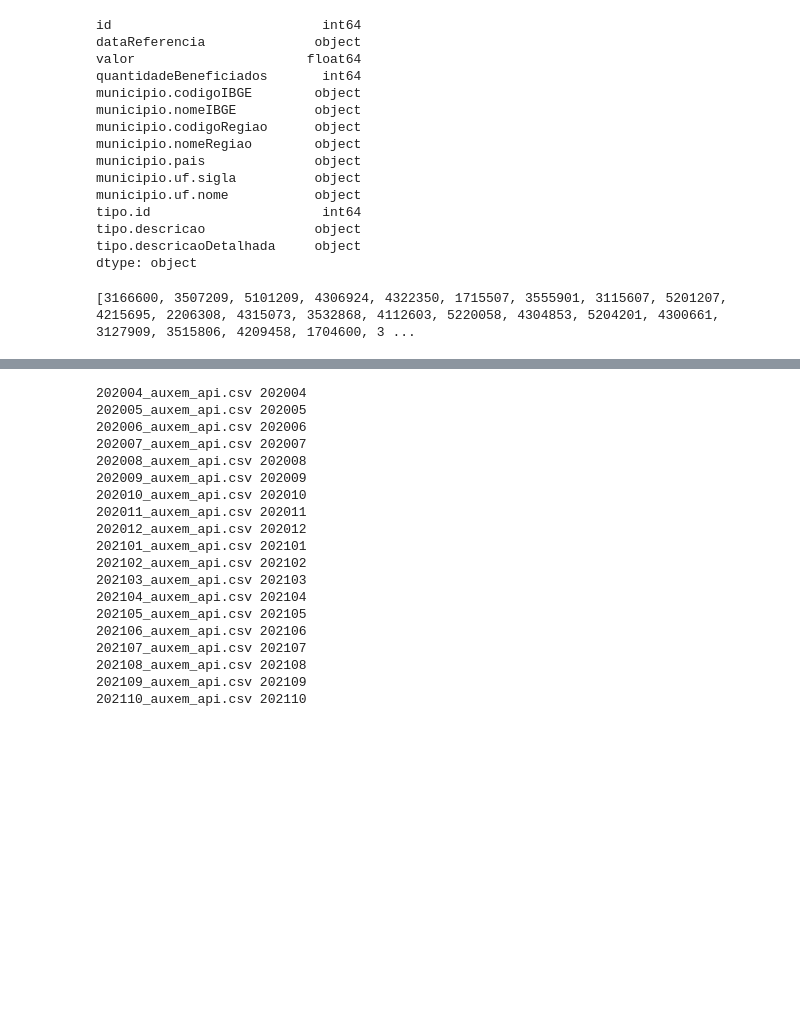
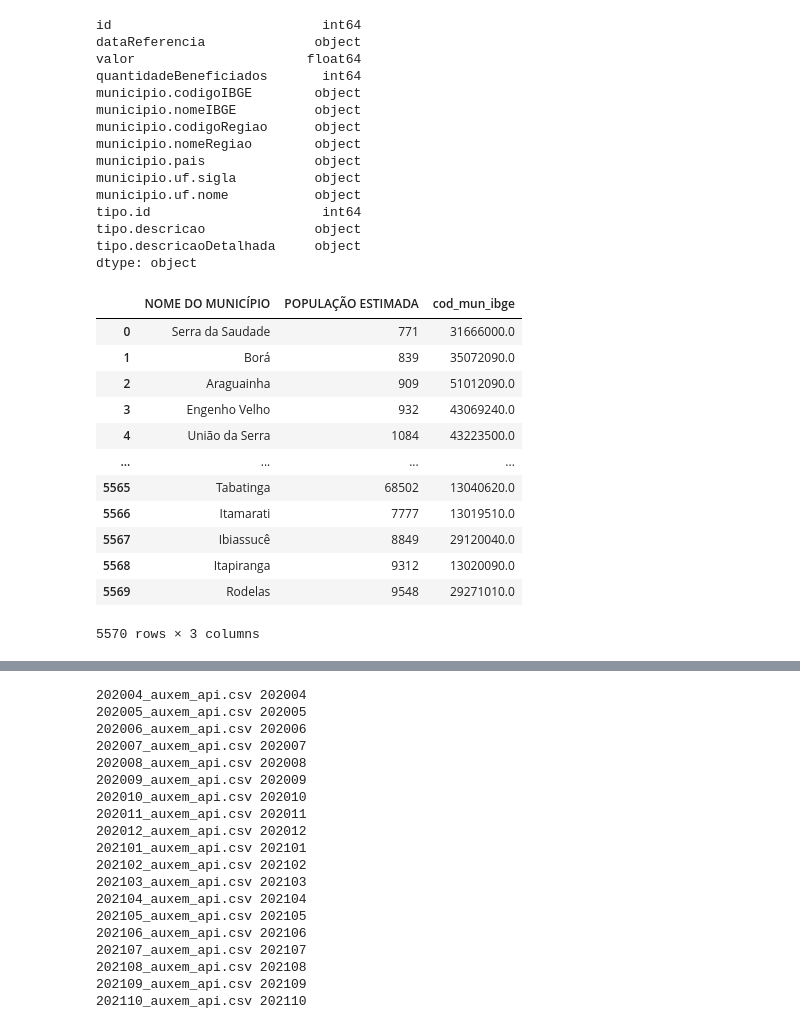
Before and after one commit to rfbj/IRONHACK-DATA-ANALYSIS, a Jupyter notebook: Auxilio_vs_Inflação/.Gather.ipynb, the cells around one changed output, grey strips where cells are left out. Saved outputs shown, nothing was run; the diff lists cells and outputs as text; code cells hidden in the pictures; blank space fills up the shorter version.

Commit message:
Update projeto final
update arquivo tableau

```diff
--- a/Auxilio_vs_Inflação/.Gather.ipynb
+++ b/Auxilio_vs_Inflação/.Gather.ipynb
@@ -131,11 +146,3 @@ tipo.descricaoDetalhada     object
 dtype: object
 # %%
 mun = pd.read_csv("C:\Ironhack\DATA_CLASSES\IRONHACK-DATA-ANALYSIS\PROJECTS\Auxilio\data\cod_mun_float_sem_i.csv")
-# %%
-# mun["cod_mun_ibge"] = mun["cod_mun_ibge"].astype(int)
-# mun["cod_mun_ibge"] = mun["cod_mun_ibge"]/10
-# mun["cod_mun_ibge"] = mun["cod_mun_ibge"].astype(int)
-codibgelist = mun["cod_mun_ibge"].tolist()
-print(codibgelist)
-# %% [output]
-[3166600, 3507209, 5101209, 4306924, 4322350, 1715507, 3555901, 3115607, 5201207, 4215695, 2206308, 4315073, 3532868, 4112603, 5220058, 4304853, 5204201, 4300661, 3127909, 3515806, 4209458, 1704600, 3 ...
@@ -141,0 +151,16 @@ print(codibgelist)
+# %%
+mun
+# %% [output]
+|  | NOME DO MUNICÍPIO | POPULAÇÃO ESTIMADA | cod_mun_ibge |
+| 0 | Serra da Saudade | 771 | 31666000.0 |
+| 1 | Borá | 839 | 35072090.0 |
+| 2 | Araguainha | 909 | 51012090.0 |
+| 3 | Engenho Velho | 932 | 43069240.0 |
+| 4 | União da Serra | 1084 | 43223500.0 |
+| ... | ... | ... | ... |
+| 5565 | Tabatinga | 68502 | 13040620.0 |
+| 5566 | Itamarati | 7777 | 13019510.0 |
+| 5567 | Ibiassucê | 8849 | 29120040.0 |
+| 5568 | Itapiranga | 9312 | 13020090.0 |
+| 5569 | Rodelas | 9548 | 29271010.0 |
+5570 rows × 3 columns
```
Also changed, not shown: parts of 7 cells of this notebook, 3 other files.
